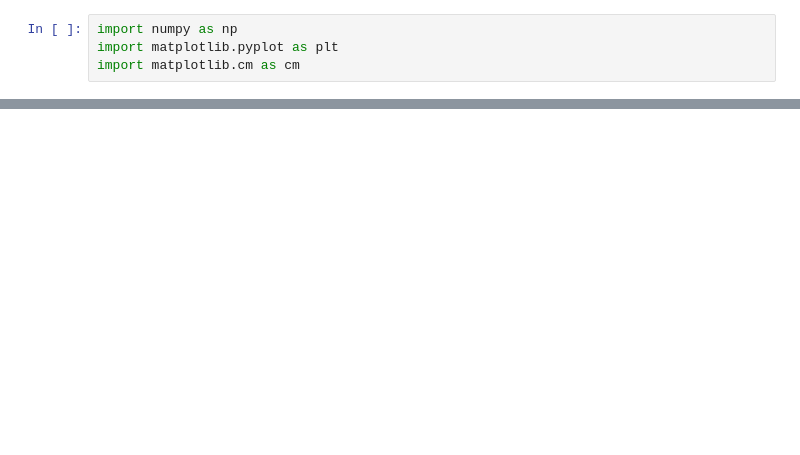
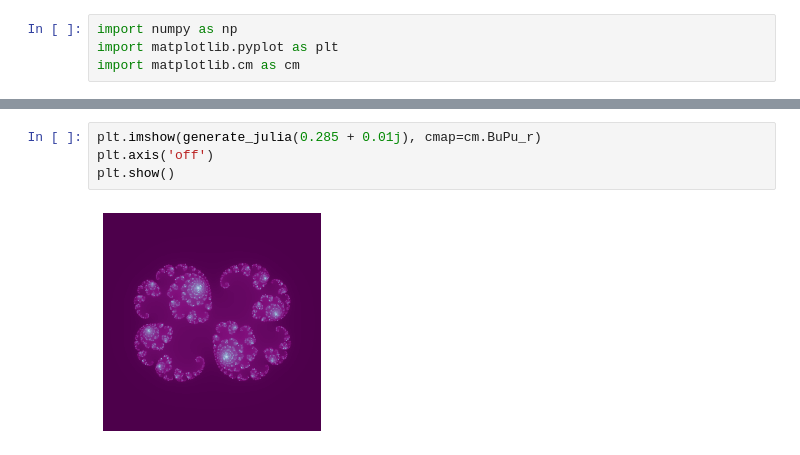
Before and after one commit to EnisMulic/Fractals, a Jupyter notebook: julia.ipynb, the cells around one changed output, grey strips where cells are left out. Cells and saved outputs as stored; diff of their text form; blank space fills up the shorter version.

```diff
--- a/julia.ipynb
+++ b/julia.ipynb
@@ -43,0 +47,6 @@ plt.show()
+# %%
+plt.imshow(generate_julia(0.285 + 0.01j), cmap=cm.BuPu_r)
+plt.axis('off')
+plt.show()
+# %% [output]
+[figure, added]
```
Also changed, not shown: parts of 9 cells of this notebook.
